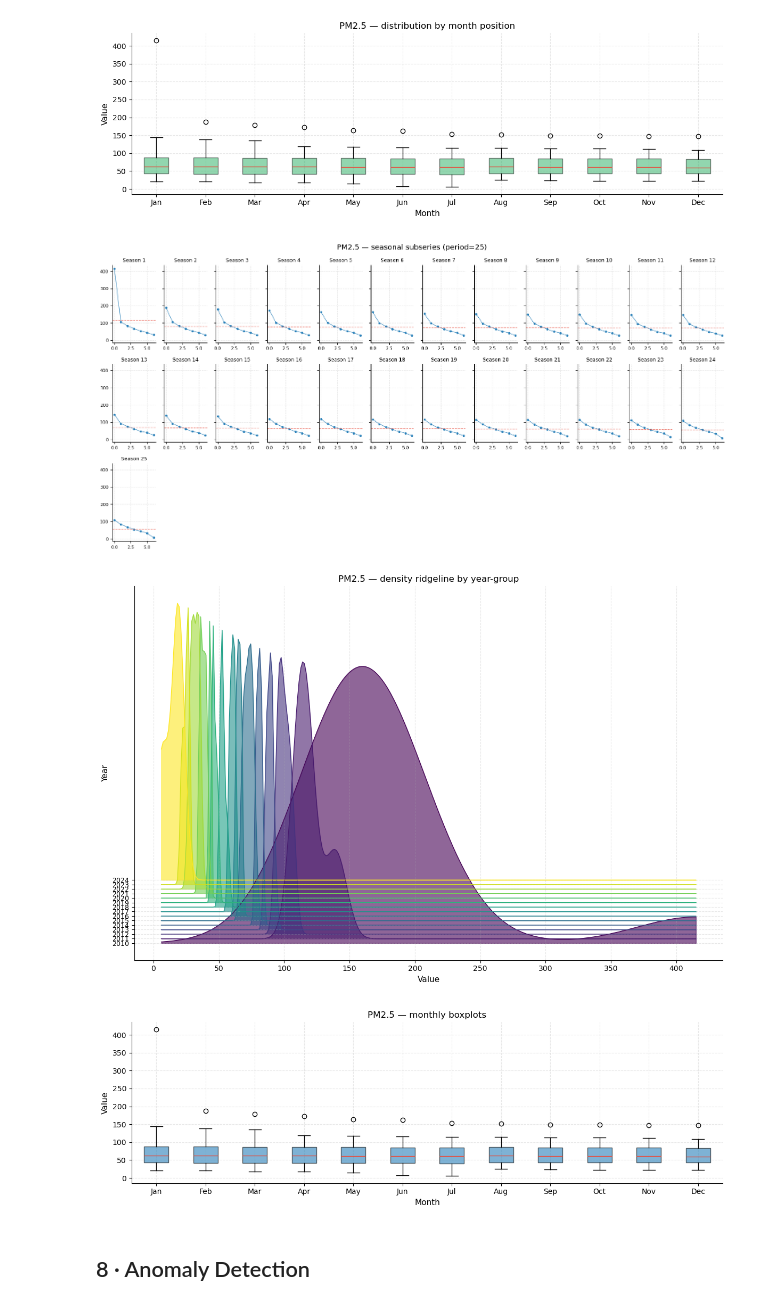
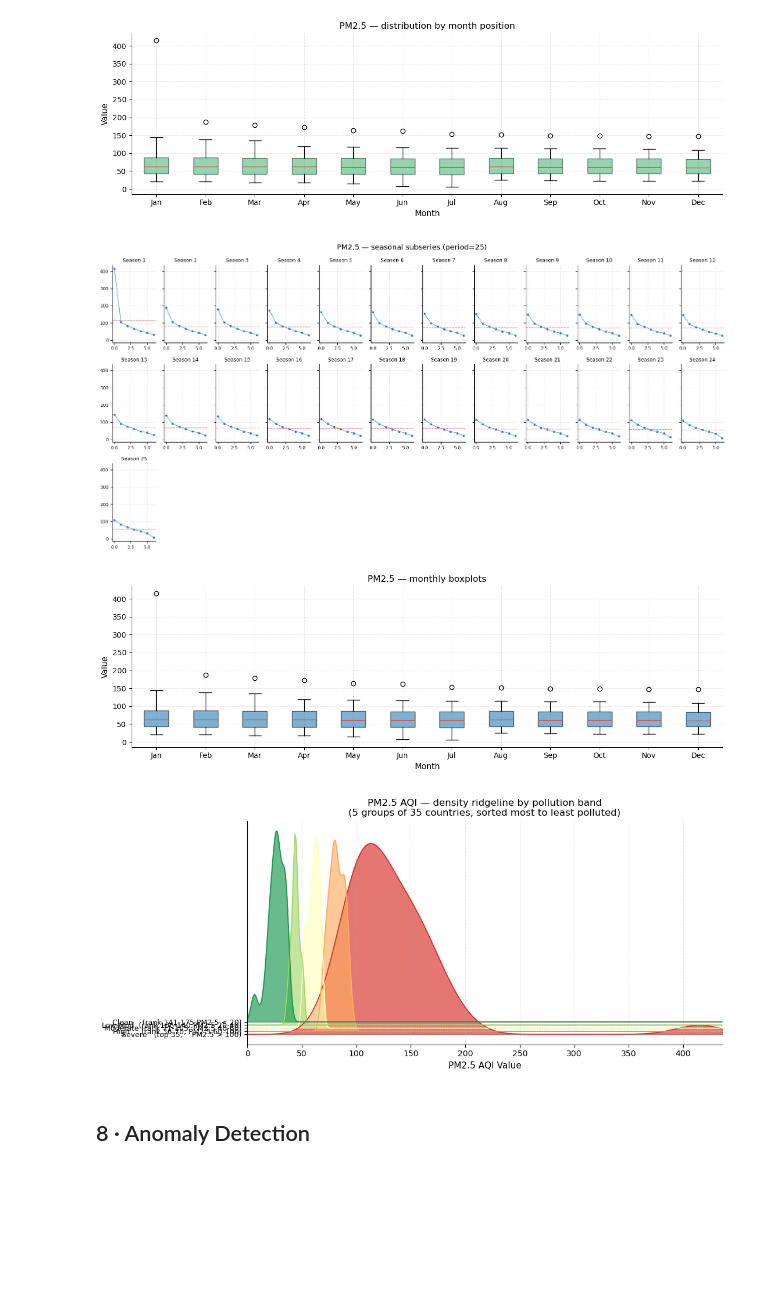
Before and after one commit to amir-jafari/Time-Series-EDA, a Jupyter notebook: notebooks/Global_Air_Pollution_EDA.ipynb, the cells around one changed output. Saved outputs shown, nothing was run; the diff lists cells and outputs as text; code cells hidden in the pictures; blank space fills up the shorter version.

```diff
--- a/notebooks/Global_Air_Pollution_EDA.ipynb
+++ b/notebooks/Global_Air_Pollution_EDA.ipynb
@@ -413,22 +413,56 @@ plt.show()
 [figure]
 # %%
 from tseda.visualization.time_plots import (
-    plot_seasonal_subseries, plot_density_ridge, plot_annual_boxplots)
+    plot_seasonal_subseries, plot_annual_boxplots)
 
 plot_seasonal_subseries(ts_pm25, period=eff_period, figsize=(16, 8),
                         title=f"PM2.5 — seasonal subseries (period={eff_period})")
 plt.show()
 
-plot_density_ridge(ts_pm25, figsize=(12, 8),
-                   title="PM2.5 — density ridgeline by year-group")
-plt.show()
-
 plot_annual_boxplots(ts_pm25, title="PM2.5 — monthly boxplots")
 plt.show()
 # %% [output]
 [figure]
-[figure, old version]
+[figure, new version]
-[figure, removed]
+# %%
+# Density ridgeline — 5 pollution bands (35 countries each)
+from scipy.stats import gaussian_kde
+
+band_labels = [
+    "Severe   (top 35,    PM2.5 > 100)",
+    "High     (rank 36-70, PM2.5 60-100)",
+    "Moderate (rank 71-105, PM2.5 40-60)",
+    "Low-Mod  (rank 106-140,PM2.5 20-40)",
+    "Clean    (rank 141-175,PM2.5 < 20)",
+]
+band_size = len(country) // 5
+colors    = plt.cm.RdYlGn(np.linspace(0.1, 0.9, 5))
+
+x_min  = 0.0
+x_max  = float(country["PM2.5 AQI Value"].max()) * 1.05
+x_grid = np.linspace(x_min, x_max, 400)
+scale  = (x_max - x_min) * 0.14
+
+fig, ax = plt.subplots(figsize=(11, 5))
+for i, (label, color) in enumerate(zip(band_labels, colors)):
+    vals = country.iloc[i * band_size:(i + 1) * band_size]["PM2.5 AQI Value"].values
+    kde  = gaussian_kde(vals, bw_method=0.4)
+    dens = kde(x_grid)
+    dens = dens / dens.max() * scale
+    ax.fill_between(x_grid, i, i + dens, alpha=0.65, color=color)
+    ax.plot(x_grid, i + dens, color=color, linewidth=1.2)
+    ax.axhline(i, color="grey", linewidth=0.4, linestyle="--")
+
+ax.set_yticks(range(5))
+ax.set_yticklabels(band_labels, fontsize=9)
+ax.set_xlabel("PM2.5 AQI Value")
+ax.set_xlim(x_min, x_max)
+ax.set_title("PM2.5 AQI — density ridgeline by pollution band\n"
+             "(5 groups of 35 countries, sorted most to least polluted)")
+fig.tight_layout()
+plt.show()
+# %% [output]
+[figure, added]
 # %% [markdown]
 ## 8 · Anomaly Detection
 # %%
```
Also changed, not shown: 6 other files.
